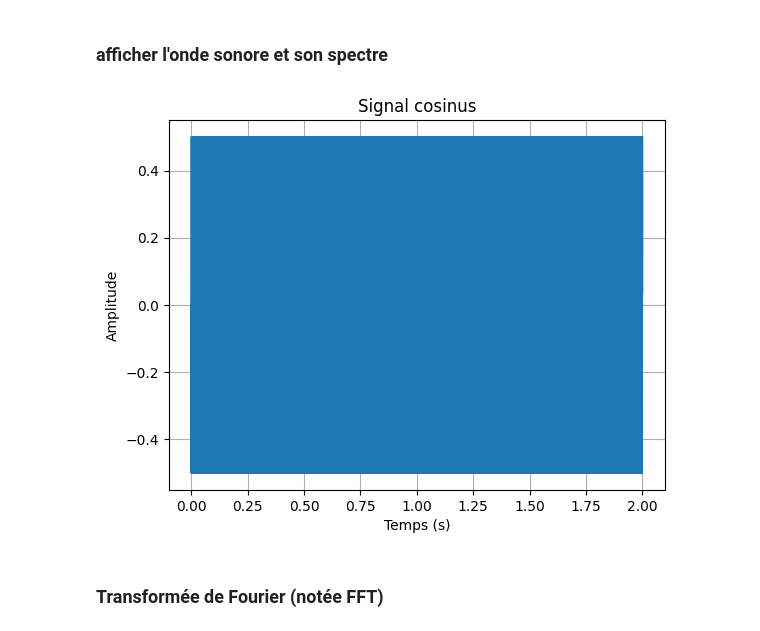
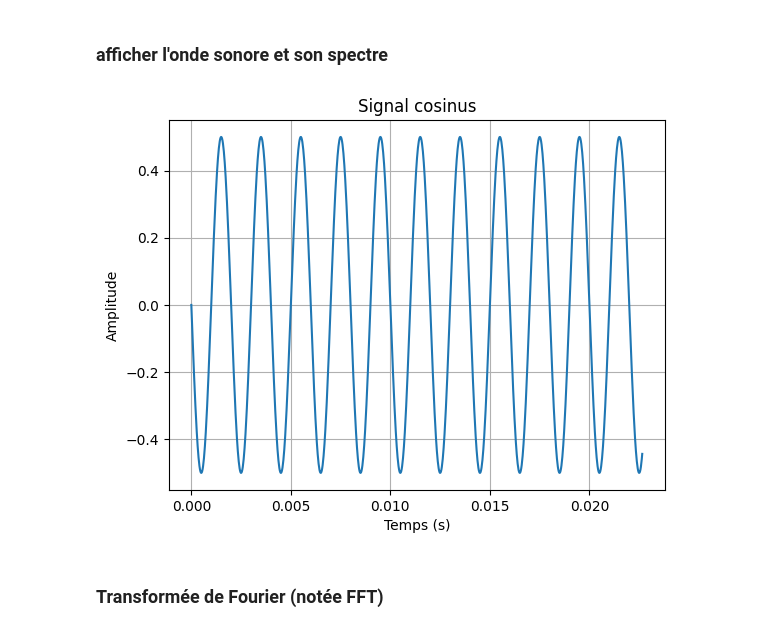
Before and after one commit to oussamabenalisst/Python-ISAMM, a Jupyter notebook: tr1/son.ipynb, the cells around one changed output. Saved outputs shown, nothing was run; the diff lists cells and outputs as text; code cells hidden in the pictures.

```diff
--- a/tr1/son.ipynb
+++ b/tr1/son.ipynb
@@ -98,28 +101,28 @@ duration: 1.0
 # %%
 import numpy as np  # importe NumPy, utilisé pour le calcul numérique et pour créer des tableaux
 import matplotlib.pyplot as plt  # importe matplotlib.pyplot pour tracer des figures
 
 fs = 44100  # fréquence d'échantillonnage en Hz (nombre d'échantillons par seconde)
 Ts = (
     1 / fs
 )  # période d'échantillonnage en secondes (intervalle de temps entre deux échantillons)
 
 t = np.arange(0, 2, Ts)  # vecteur temps de 0 à 2 secondes (exclu), avec un pas Ts
 # np.arange(start, stop, step) crée des échantillons régulièrement espacés
 
 x = 0.5 * np.cos(2 * np.pi * 500 * t + np.pi / 2)  # génère un signal cosinus :
 # - amplitude 0.5
 # - fréquence 500 Hz (2*pi*500*t)
 # - déphasage de +pi/2 radians (translation de phase)
 
-plt.plot(t, x)  # trace la courbe amplitude vs temps
+plt.plot(t[:1000], x[:1000])  # trace la courbe amplitude vs temps
 plt.xlabel("Temps (s)")  # étiquette de l'axe des abscisses (temps en secondes)
 plt.ylabel("Amplitude")  # étiquette de l'axe des ordonnées (amplitude du signal)
 plt.title("Signal cosinus")  # titre du graphique
 plt.grid(True)  # affiche une grille pour faciliter la lecture
 plt.show()  # affiche la figure à l'écran (bloquant dans certains environnements)
 # %% [output]
-[figure, old version]
+[figure, new version]
 # %% [markdown]
 ### Transformée de Fourier (notée FFT)
 # %%
```
Also changed, not shown: parts of 2 cells of this notebook, 1 other file.
